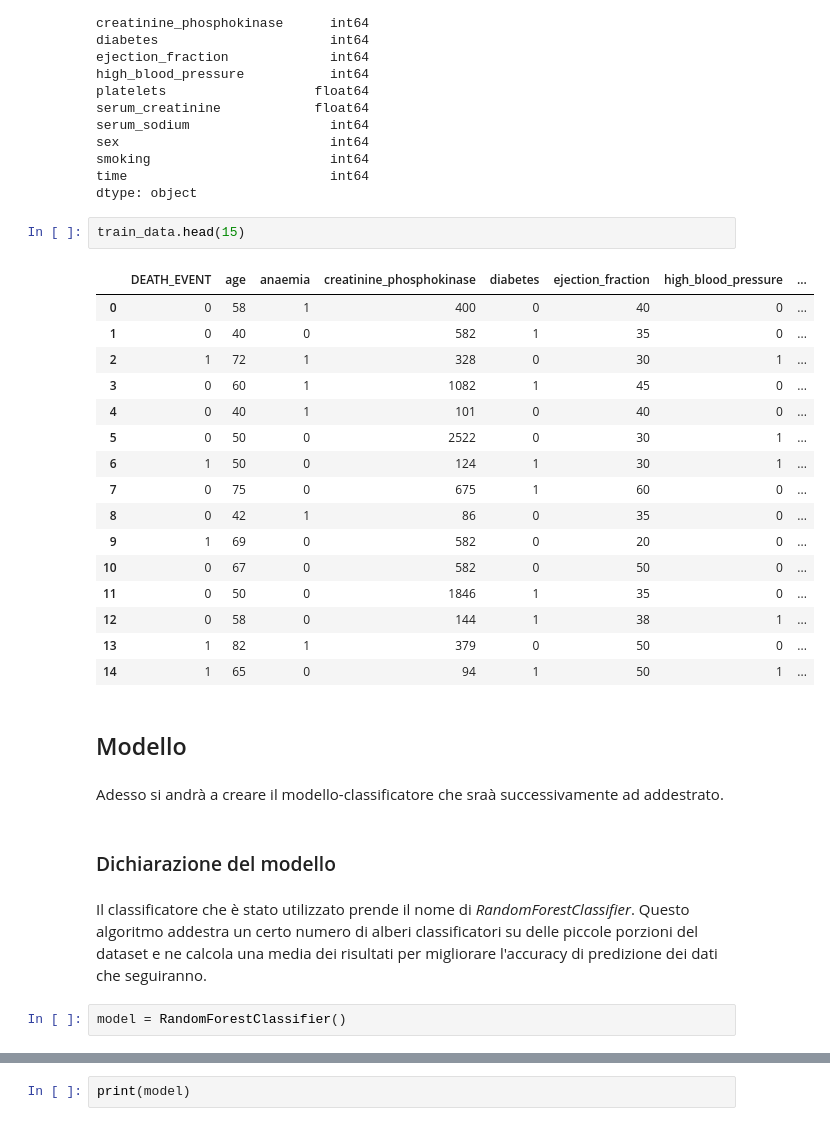
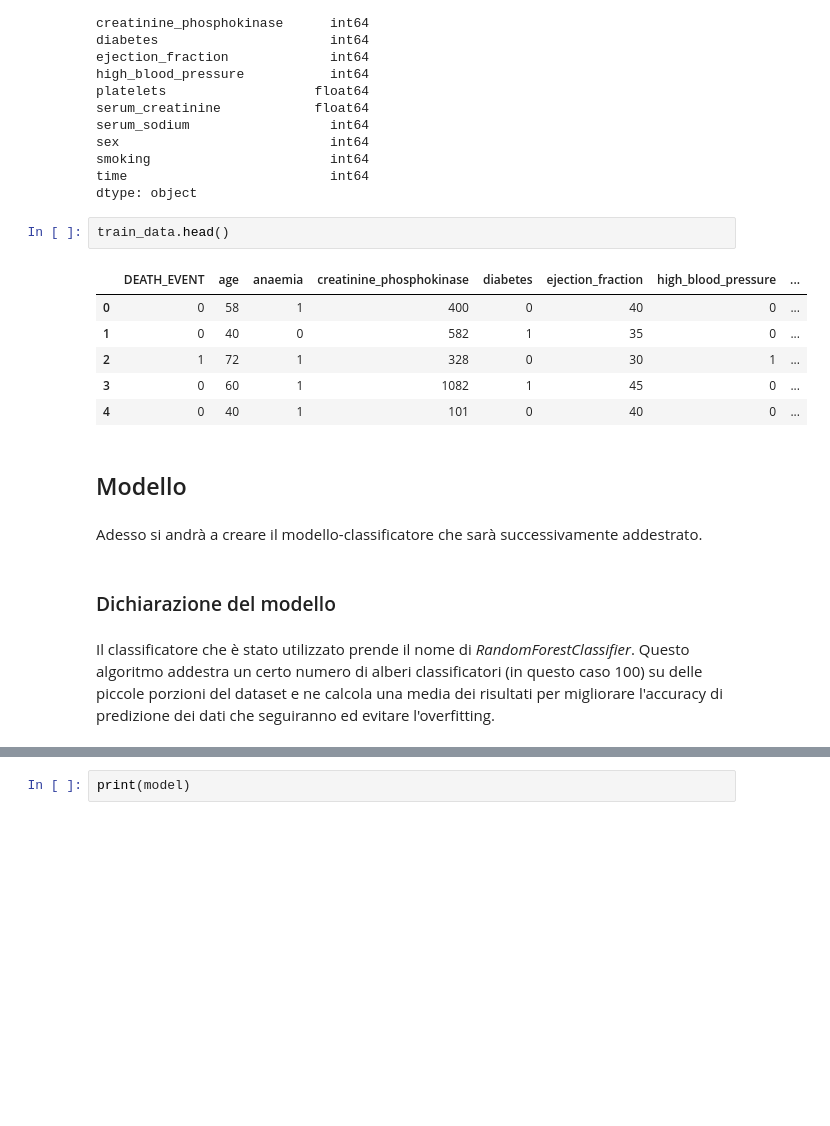
Before and after one commit to rirolli/esame_ia_settembre, a Jupyter notebook: train.ipynb, the cells around one changed output, grey strips where cells are left out. Cells and saved outputs as stored; diff of their text form; blank space fills up the shorter version.

```diff
--- a/train.ipynb
+++ b/train.ipynb
@@ -384,31 +378,19 @@ smoking                       int64
 time                          int64
 dtype: object
 # %%
-train_data.head(15)
+train_data.head()
 # %% [output]
 |  | DEATH_EVENT | age | anaemia | creatinine_phosphokinase | diabetes | ejection_fraction | high_blood_pressure | ... |
 | 0 | 0 | 58 | 1 | 400 | 0 | 40 | 0 | ... |
 | 1 | 0 | 40 | 0 | 582 | 1 | 35 | 0 | ... |
 | 2 | 1 | 72 | 1 | 328 | 0 | 30 | 1 | ... |
 | 3 | 0 | 60 | 1 | 1082 | 1 | 45 | 0 | ... |
 | 4 | 0 | 40 | 1 | 101 | 0 | 40 | 0 | ... |
-| 5 | 0 | 50 | 0 | 2522 | 0 | 30 | 1 | ... |
-| 6 | 1 | 50 | 0 | 124 | 1 | 30 | 1 | ... |
-| 7 | 0 | 75 | 0 | 675 | 1 | 60 | 0 | ... |
-| 8 | 0 | 42 | 1 | 86 | 0 | 35 | 0 | ... |
-| 9 | 1 | 69 | 0 | 582 | 0 | 20 | 0 | ... |
-| 10 | 0 | 67 | 0 | 582 | 0 | 50 | 0 | ... |
-| 11 | 0 | 50 | 0 | 1846 | 1 | 35 | 0 | ... |
-| 12 | 0 | 58 | 0 | 144 | 1 | 38 | 1 | ... |
-| 13 | 1 | 82 | 1 | 379 | 0 | 50 | 0 | ... |
-| 14 | 1 | 65 | 0 | 94 | 1 | 50 | 1 | ... |
 # %% [markdown]
 ## Modello
 # %% [markdown]
-Adesso si andrà a creare il modello-classificatore che sraà successivamente ad addestrato.
+Adesso si andrà a creare il modello-classificatore che sarà successivamente addestrato.
 # %% [markdown]
 ### Dichiarazione del modello
 # %% [markdown]
-Il classificatore che è stato utilizzato prende il nome di *RandomForestClassifier*. Questo algoritmo addestra un certo numero di alberi classificatori su delle piccole porzioni del dataset e ne calcola una media dei risultati per migliorare l'accuracy di predizione dei dati che seguiranno.
+Il classificatore che è stato utilizzato prende il nome di *RandomForestClassifier*. Questo algoritmo addestra un certo numero di alberi classificatori (in questo caso 100) su delle piccole porzioni del dataset e ne calcola una media dei risultati per migliorare l'accuracy di predizione dei dati che seguiranno ed evitare l'overfitting.
-# %%
-model = RandomForestClassifier()
```
Also changed, not shown: parts of 11 cells of this notebook.
